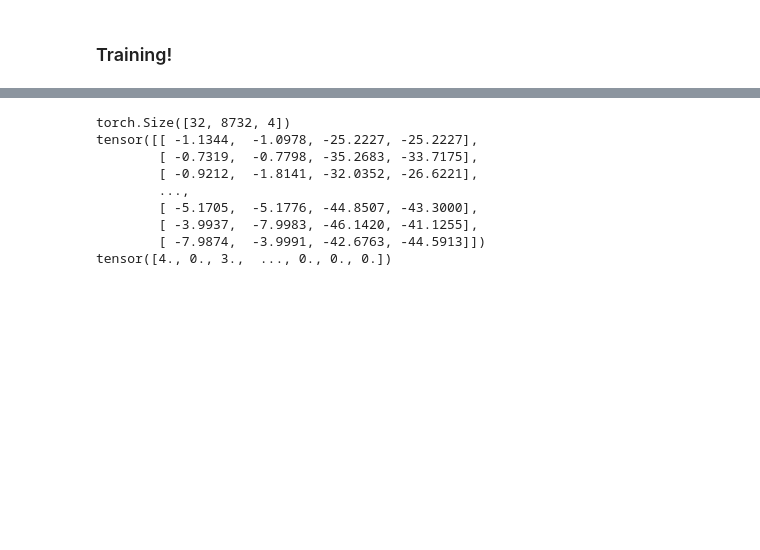
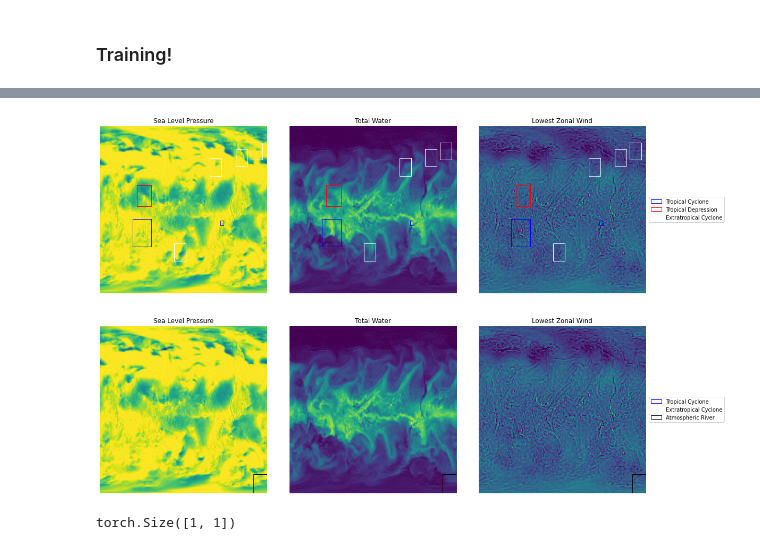
Before and after one commit to rtealwitter/Weather, a Jupyter notebook: main.ipynb, the cells around one changed output, grey strips where cells are left out. Saved outputs shown, nothing was run; the diff lists cells and outputs as text; code cells hidden in the pictures; blank space fills up the shorter version.

```diff
--- a/main.ipynb
+++ b/main.ipynb
@@ -297,7 +301,8 @@ class SSDBoxCoder:
                 continue
             box = box_preds[mask.nonzero().squeeze()]
             score = score[mask]
-
+            if len(box.shape) == 1:
+              box = torch.stack([box])
             keep = box_nms(box, score, nms_thresh)
             boxes.append(box[keep])
             labels.append(torch.LongTensor(len(box[keep])).fill_(i))
@@ -726,21 +734,15 @@ with torch.no_grad():
-# %%
-print(loc_preds.shape)
-print(loc_targets[2])
-print(cls_targets[2])
-# %% [output]
-torch.Size([32, 8732, 4])
-tensor([[ -1.1344,  -1.0978, -25.2227, -25.2227],
-        [ -0.7319,  -0.7798, -35.2683, -33.7175],
-        [ -0.9212,  -1.8141, -32.0352, -26.6221],
-        ...,
-        [ -5.1705,  -5.1776, -44.8507, -43.3000],
-        [ -3.9937,  -7.9983, -46.1420, -41.1255],
-        [ -7.9874,  -3.9991, -42.6763, -44.5913]])
-tensor([4., 0., 3.,  ..., 0., 0., 0.])
 # %%
-img_idx = 10
+img_idx = 25
 image = images[img_idx].cpu()
-print(loc_preds[img_idx])
-boxes, labels, scores = box_coder.decode(loc_preds[img_idx], cls_preds[img_idx], score_thresh=.5)
-print(boxes)
-plot_image(image)
+pred_boxes, pred_labels, pred_scores = box_coder.decode(loc_preds[img_idx], cls_preds[img_idx], score_thresh=.3)
+plot_image(image, bboxes[img_idx], labels[img_idx])
+plot_image(image, pred_boxes, pred_labels)
+# %% [output]
+[figure, added]
+[figure, added]
+# %%
+box = torch.tensor([0.9035, 0.9124, 0.9948, 1.0467])
+score = torch.tensor([2.7795])
+print(torch.stack([score]).shape)
+# %% [output]
+torch.Size([1, 1])
```
Also changed, not shown: parts of 18 cells of this notebook.
